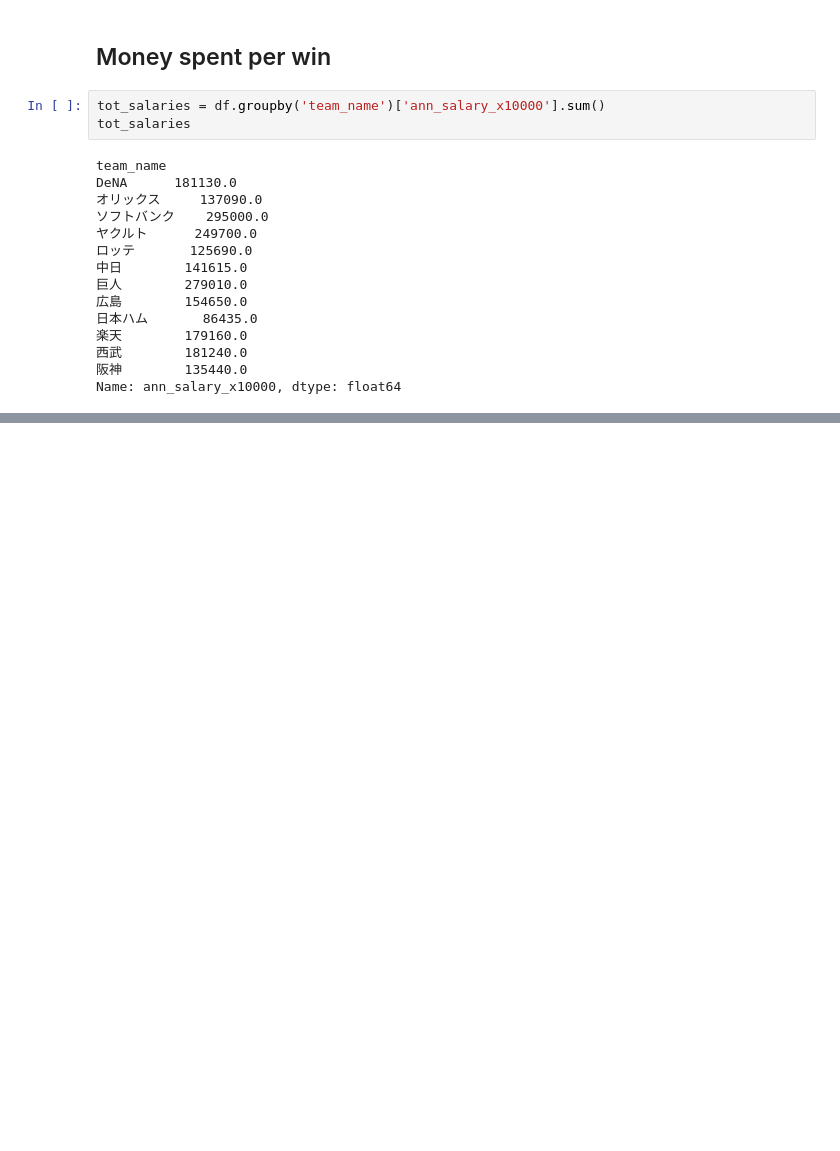
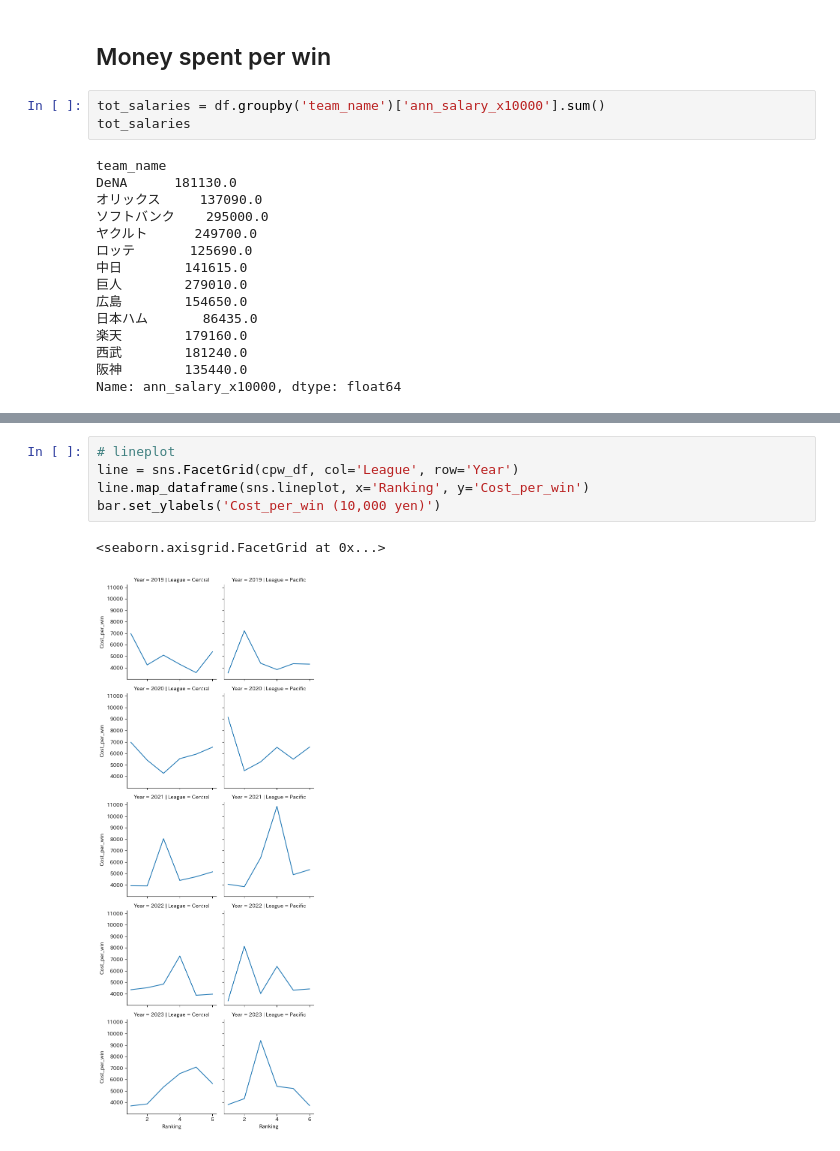
Before and after one commit to annatakegawa/NPB-data-analysis, a Jupyter notebook: moneyball_analysis.ipynb, the cells around one changed output, grey strips where cells are left out. Drawn from its saved outputs; the diff is of its cells as text; blank space fills up the shorter version.

```diff
--- a/moneyball_analysis.ipynb
+++ b/moneyball_analysis.ipynb
@@ -160,0 +219,8 @@ Text(0, 0.5, 'Money spent per win (10,000 yen)')
+# %%
+# lineplot
+line = sns.FacetGrid(cpw_df, col='League', row='Year')
+line.map_dataframe(sns.lineplot, x='Ranking', y='Cost_per_win')
+bar.set_ylabels('Cost_per_win (10,000 yen)')
+# %% [output]
+<seaborn.axisgrid.FacetGrid at 0x...>
+[figure, added]
```
Also changed, not shown: parts of 19 cells of this notebook, 6 other files.
